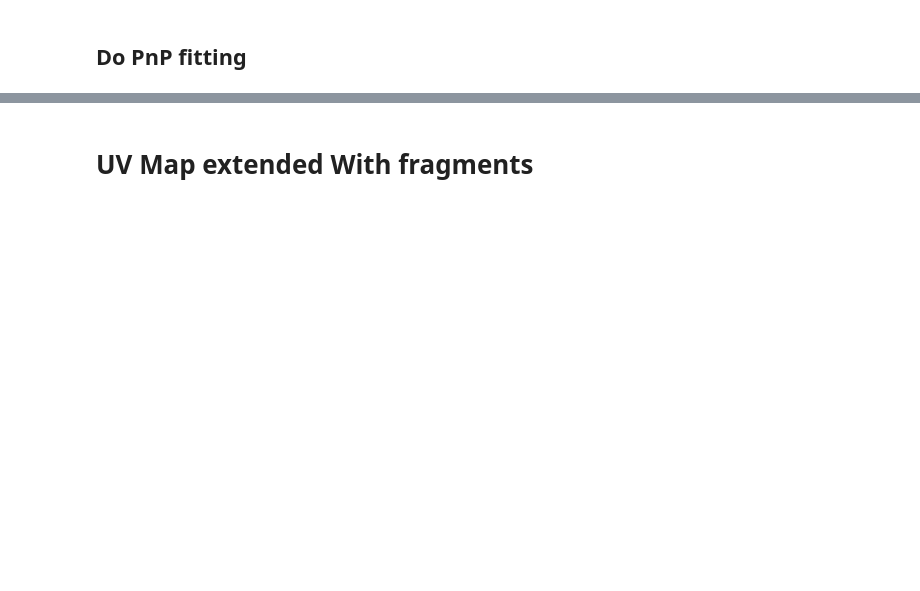
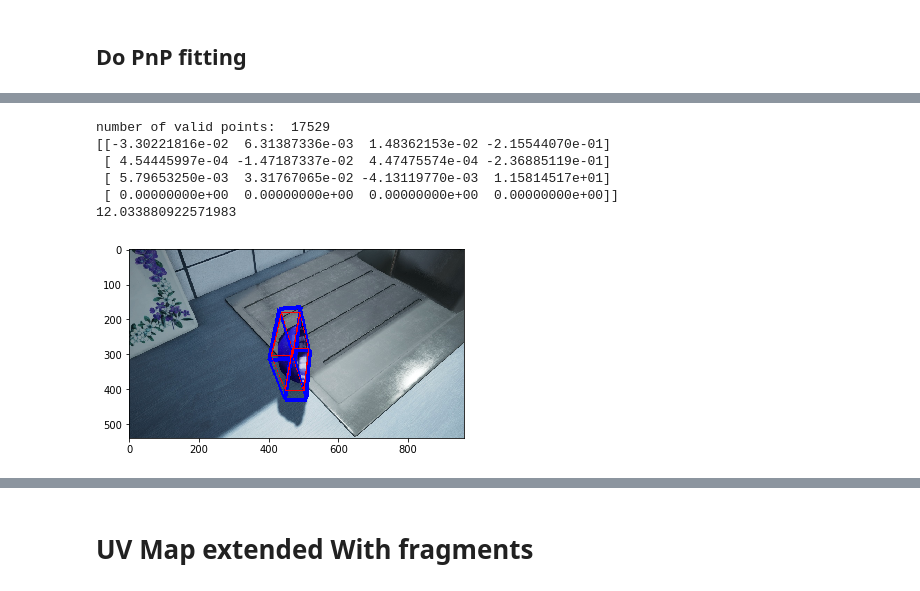
Before and after one commit to ktw361/extended_UV_mapping, a Jupyter notebook: UV Map-Part 3 PnP.ipynb, the cells around one changed output, grey strips where cells are left out. Saved outputs shown, nothing was run; the diff lists cells and outputs as text; code cells hidden in the pictures; blank space fills up the shorter version.

```diff
--- a/UV Map-Part 3 PnP.ipynb
+++ b/UV Map-Part 3 PnP.ipynb
@@ -105,0 +94,21 @@ print(np.linalg.norm(Tmw_est - Tmw_true, ord=1))
+# %%
+## 2. random select points and mis classify
+np.random.seed(0)
+
+rate = 0.02
+indexes = [0] + [1 for _ in np.arange(1 // rate)]
+keep = np.random.choice(indexes, size=_img.shape)
+noise = np.random.randint(0, nbins, size=_img.shape)
+img_noise = np.where(keep == 1, _img, noise)
+
+# Draw cuboid (qualitative analysis)
+img_disp = uvm.fast_estimate_Tmw_and_compare(img_noise)
+plt.imshow(img_disp); plt.show()
+# %% [output]
+number of valid points:  17529
+[[-3.30221816e-02  6.31387336e-03  1.48362153e-02 -2.15544070e-01]
+ [ 4.54445997e-04 -1.47187337e-02  4.47475574e-04 -2.36885119e-01]
+ [ 5.79653250e-03  3.31767065e-02 -4.13119770e-03  1.15814517e+01]
+ [ 0.00000000e+00  0.00000000e+00  0.00000000e+00  0.00000000e+00]]
+12.033880922571983
+[figure, added]
```
Also changed, not shown: parts of 21 cells of this notebook, 2 other files.
